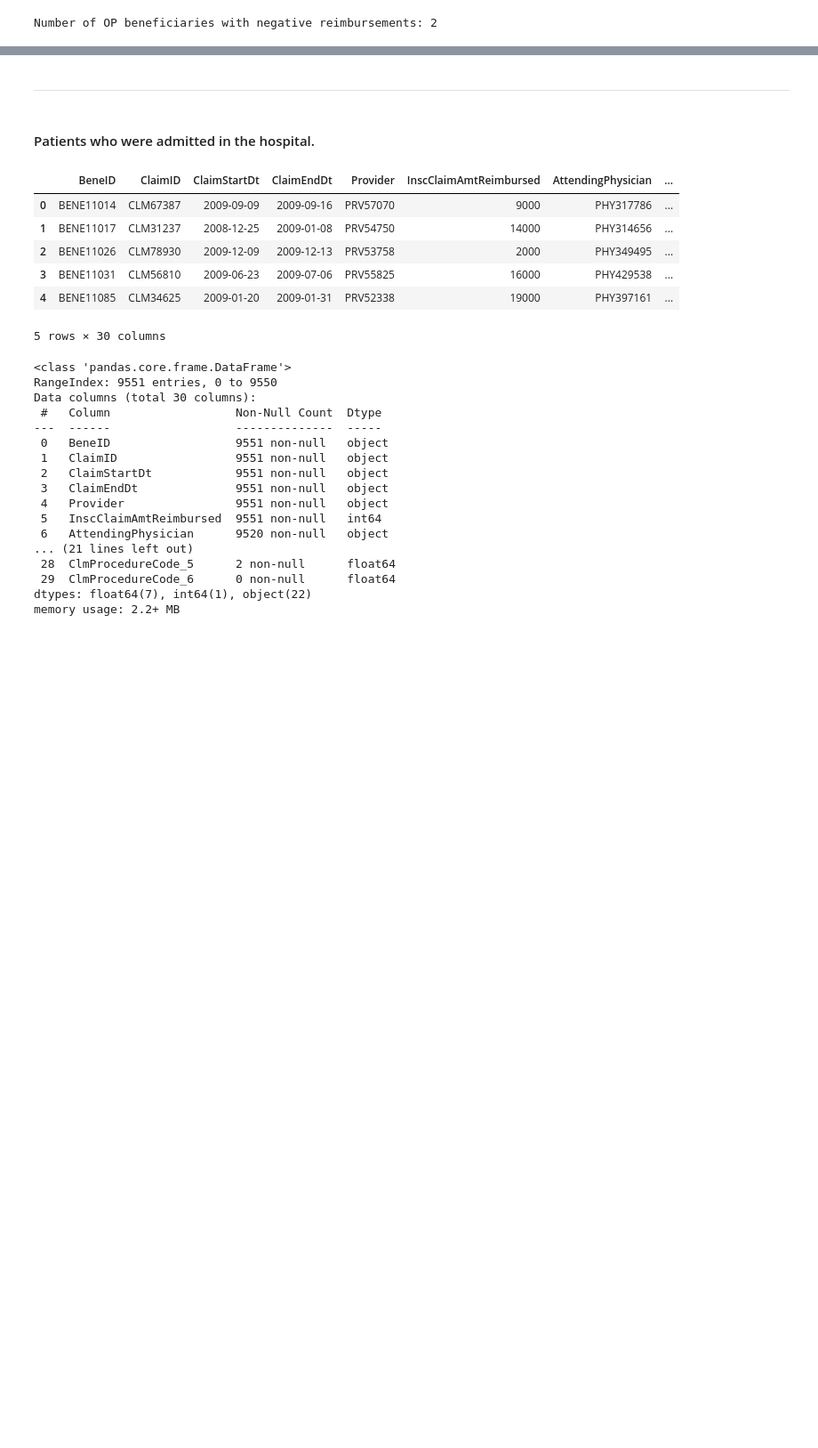
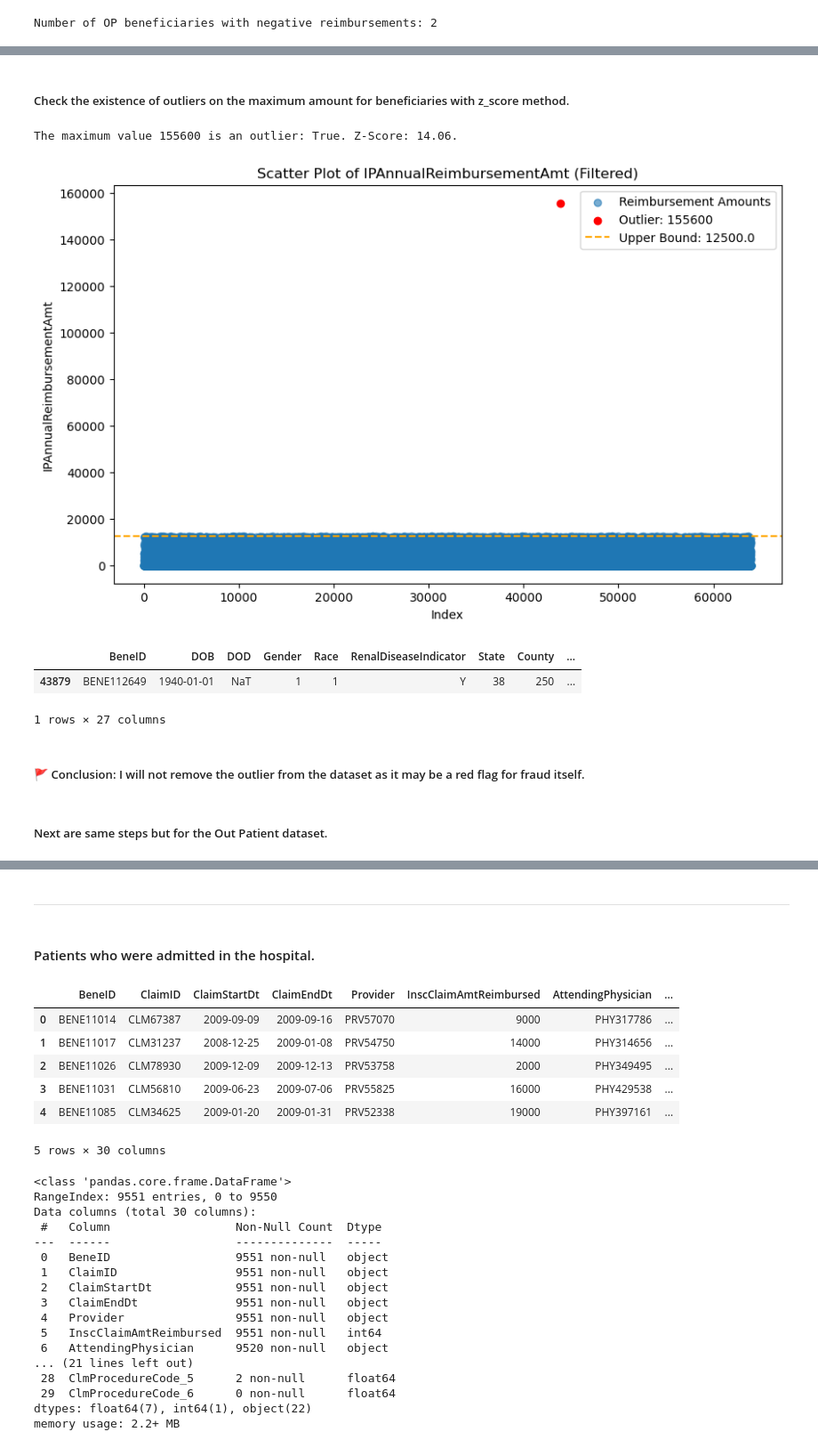
Before and after one commit to CesarChaparro1974/Healthcare-provider-fraud-detection, a Jupyter notebook: notebook.ipynb, the cells around one changed output, grey strips where cells are left out. Shown at 89% size. Cells and saved outputs as stored; diff of their text form; code cells hidden in the pictures; blank space fills up the shorter version.

Commit message:
done until outliers

```diff
--- a/notebook.ipynb
+++ b/notebook.ipynb
@@ -656,0 +659,9 @@ Number of OP beneficiaries with negative reimbursements: 2
+# %%
+# filter out rows with negative values in the specified columns
+cleaned_test_beneficiary = test_beneficiary[
+    (test_beneficiary['IPAnnualReimbursementAmt'] >= 0) &
+    (test_beneficiary['OPAnnualReimbursementAmt'] >= 0)
+]
+
+# save the cleaned DataFrame to a new CSV file
+cleaned_test_beneficiary.to_csv("cleaned_test_beneficiary.csv", index=False)
@@ -656,0 +681,44 @@ Number of OP beneficiaries with negative reimbursements: 2
+# %% [markdown]
+##### Check the existence of outliers on the maximum amount for beneficiaries with z_score method.
+# %%
+z_score = (cleaned_test_beneficiary['IPAnnualReimbursementAmt'].max() - cleaned_test_beneficiary['IPAnnualReimbursementAmt'].mean()) / cleaned_test_beneficiary['IPAnnualReimbursementAmt'].std()
+is_outlier = abs(z_score) > 3
+
+print(f"The maximum value {cleaned_test_beneficiary['IPAnnualReimbursementAmt'].max()} is an outlier: {is_outlier}. Z-Score: {z_score:.2f}.")
+# %% [output]
+The maximum value 155600 is an outlier: True. Z-Score: 14.06.
+# %%
+# Extract statistics dynamically
+data = cleaned_test_beneficiary['IPAnnualReimbursementAmt']
+Q1 = data.quantile(0.25)
+Q3 = data.quantile(0.75)
+IQR = Q3 - Q1
+upper_bound = Q3 + 1.5 * IQR
+max_value = data.max()
+
+# Filter data to make the scatter plot more focused
+filtered_data = data[data <= upper_bound]
+
+# Create the scatter plot
+plt.figure(figsize=(10, 6))
+plt.scatter(filtered_data.index, filtered_data, label='Reimbursement Amounts', alpha=0.6)
+plt.scatter(data.idxmax(), max_value, color='red', label=f'Outlier: {max_value}', zorder=5)
+plt.axhline(upper_bound, color='orange', linestyle='--', label=f'Upper Bound: {upper_bound}')
+plt.title('Scatter Plot of IPAnnualReimbursementAmt (Filtered)')
+plt.xlabel('Index')
+plt.ylabel('IPAnnualReimbursementAmt')
+plt.legend()
+plt.show()
+# %% [output]
+[figure, added]
+# %%
+# this is the beneficiary who got reimbursement of 155600 as In Patient.
+cleaned_test_beneficiary[cleaned_test_beneficiary['IPAnnualReimbursementAmt'] == 155600]
+# %% [output]
+|  | BeneID | DOB | DOD | Gender | Race | RenalDiseaseIndicator | State | County | ... |
+| 43879 | BENE112649 | 1940-01-01 | NaT | 1 | 1 | Y | 38 | 250 | ... |
+1 rows × 27 columns
+# %% [markdown]
+##### 🚩 Conclusion: I will not remove the outlier from the dataset as it may be a red flag for fraud itself.
+# %% [markdown]
+##### Next are same steps but for the Out Patient dataset.
```
Also changed, not shown: parts of 20 cells of this notebook, 1 other file.
